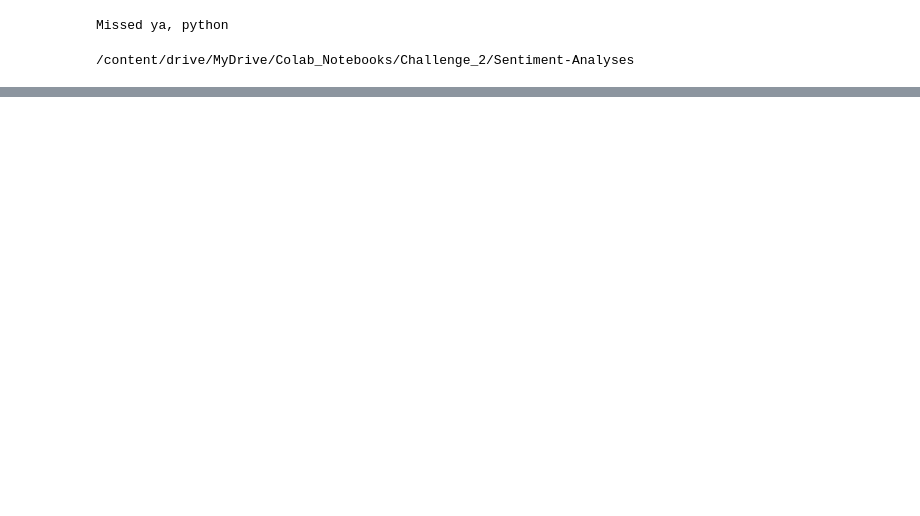
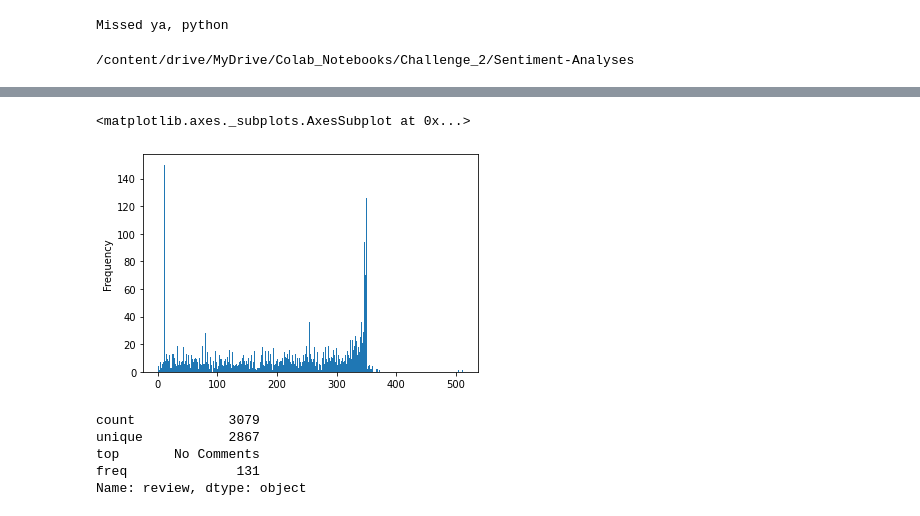
Before and after one commit to Murtaza-Kazmi/Sentiment-Analysis-, a Jupyter notebook: Project_file.ipynb, the cells around one changed output, grey strips where cells are left out. Cells and saved outputs as stored; diff of their text form; code cells hidden in the pictures; blank space fills up the shorter version.

```diff
--- a/Project_file.ipynb
+++ b/Project_file.ipynb
@@ -58,0 +76,8 @@ df.head(10)
+# %%
+#Dropping id bcs it is redundant, as per result in the previous block
+df.drop(columns=['id'], inplace = True)
+# %%
+#Converting to 0 for poor, 1 for average, and 2 for good.
+df['rating'] = df['rating'].apply(lambda x : 2 if x == 'good' else (0 if x == 'poor' else 1))
+
+df.head(10)
@@ -58,0 +186,13 @@ df.head(10)
+# %%
+df['review'].apply(len).plot.hist(bins = 400)
+# %% [output]
+<matplotlib.axes._subplots.AxesSubplot at 0x...>
+[figure, added]
+# %%
+df['review'].describe()
+# %% [output]
+count            3079
+unique           2867
+top       No Comments
+freq              131
+Name: review, dtype: object
```
Also changed, not shown: parts of 29 cells of this notebook.
